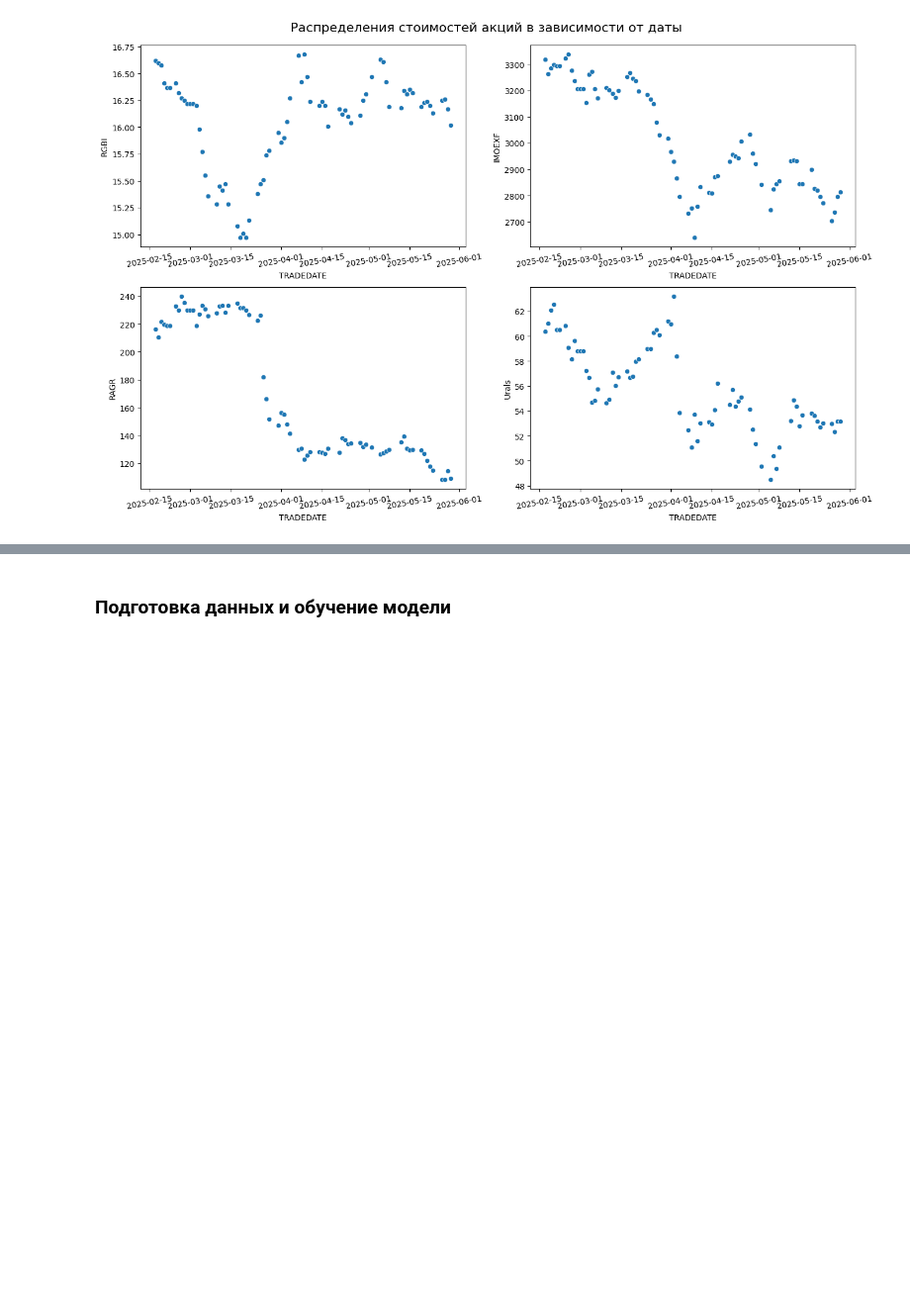
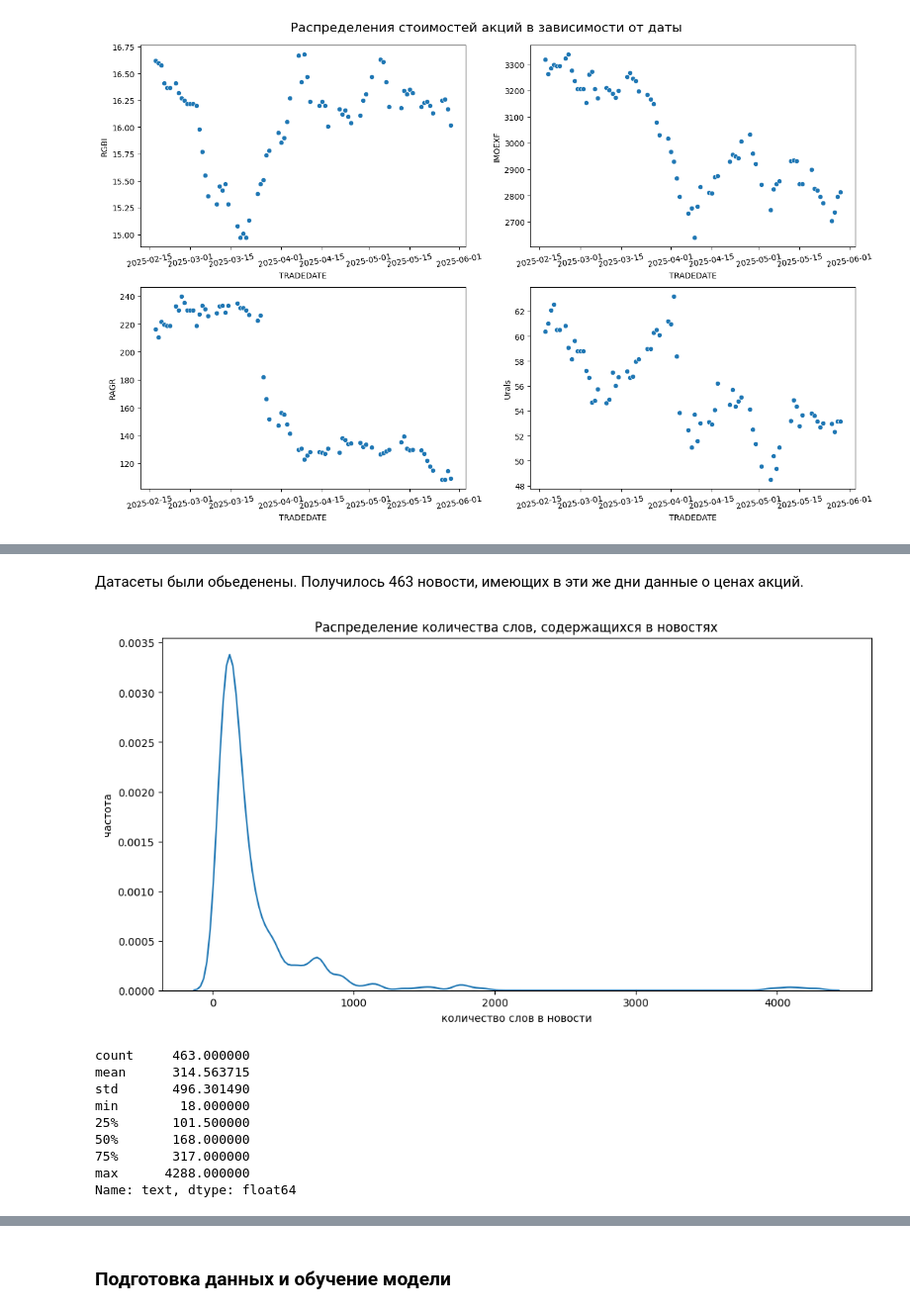
Before and after one commit to serguntsov/NLP_MARKET_PREDICTIONS, a Jupyter notebook: news_that_move_markets.ipynb, the cells around one changed output, grey strips where cells are left out. Shown at 99% size. Cells and saved outputs as stored; diff of their text form; code cells hidden in the pictures; blank space fills up the shorter version.

```diff
--- a/news_that_move_markets.ipynb
+++ b/news_that_move_markets.ipynb
@@ -290,0 +346,15 @@ plt.show()
+# %% [markdown]
+Датасеты были обьеденены. Получилось 463 новости, имеющих в эти же дни данные о ценах акций.
+# %%
+get_stats_hist(data_ragr)
+# %% [output]
+[figure, added]
+count     463.000000
+mean      314.563715
+std       496.301490
+min        18.000000
+25%       101.500000
+50%       168.000000
+75%       317.000000
+max      4288.000000
+Name: text, dtype: float64
```
Also changed, not shown: parts of 24 cells of this notebook.
